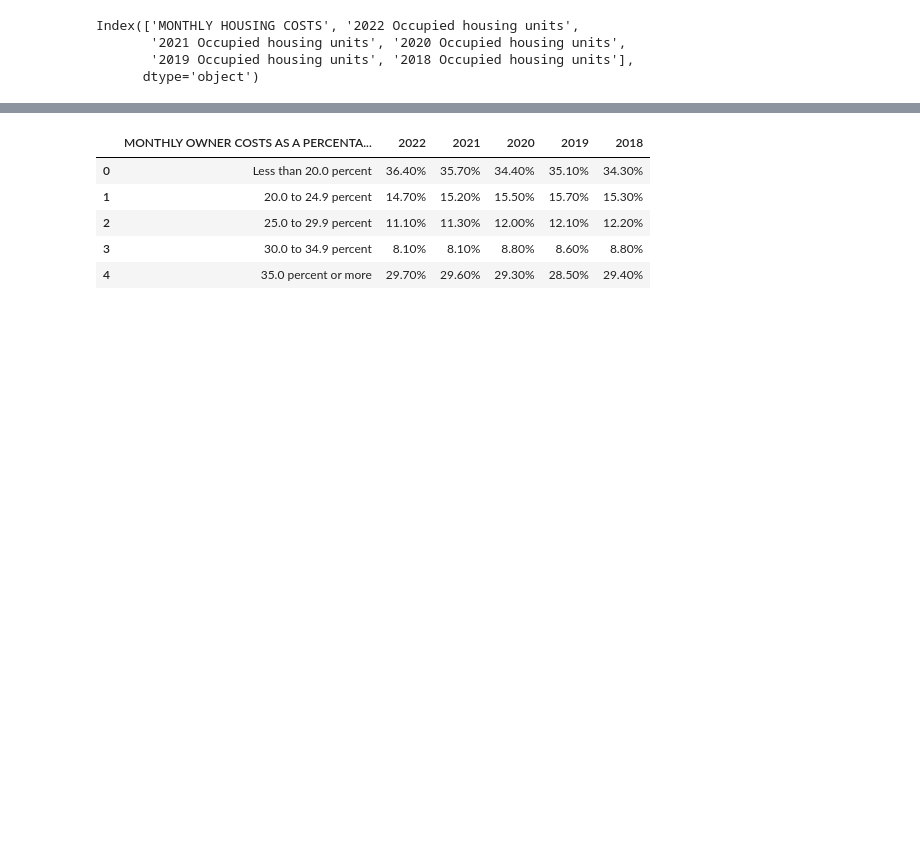
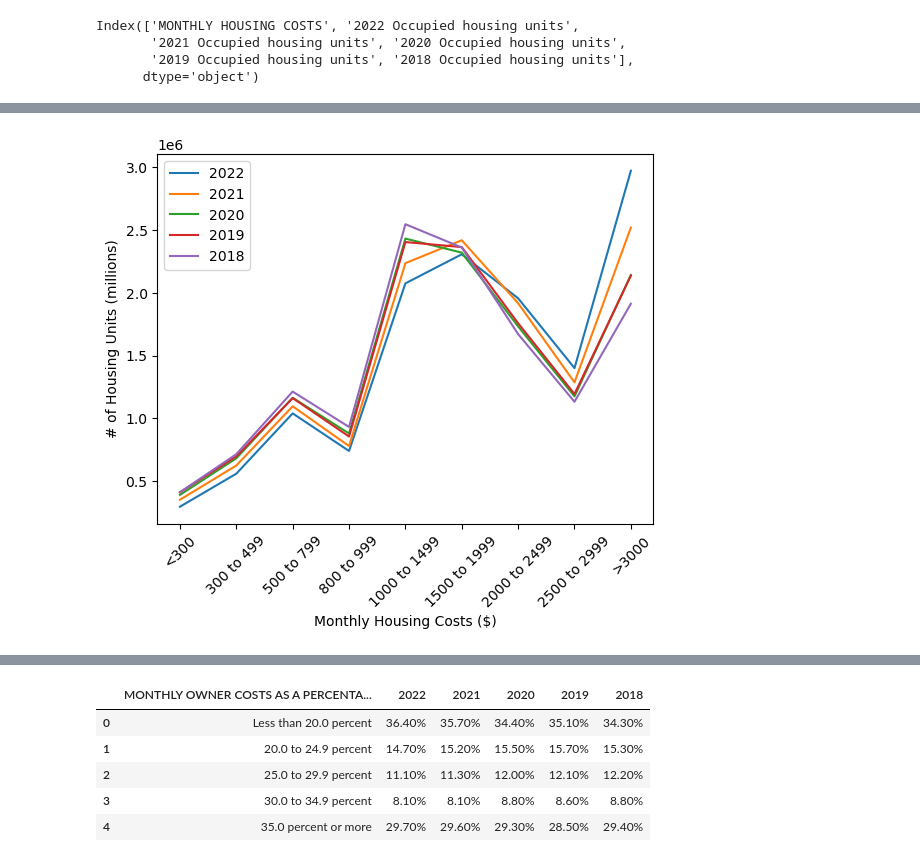
Before and after one commit to Xelven001/project_1_grp_2, a Jupyter notebook: Brianne/analysis_cleanup.ipynb, the cells around one changed output, grey strips where cells are left out. Cells and saved outputs as stored; diff of their text form; code cells hidden in the pictures; blank space fills up the shorter version.

```diff
--- a/Brianne/analysis_cleanup.ipynb
+++ b/Brianne/analysis_cleanup.ipynb
@@ -141,0 +171,8 @@ monthly_costs_years_df.set_index('MONTHLY HOUSING COSTS')
+# %%
+new_df.plot()
+plt.xticks(rotation=45)
+plt.ylabel('# of Housing Units (millions)')
+plt.xlabel('Monthly Housing Costs ($)')
+plt.show()
+# %% [output]
+[figure, added]
```
Also changed, not shown: parts of 12 cells of this notebook.
